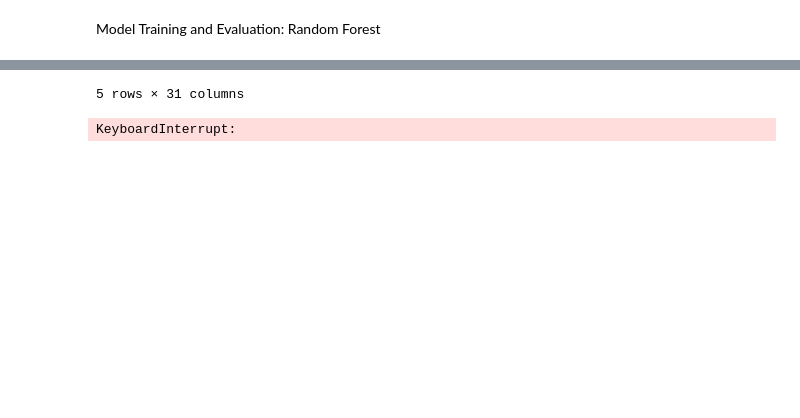
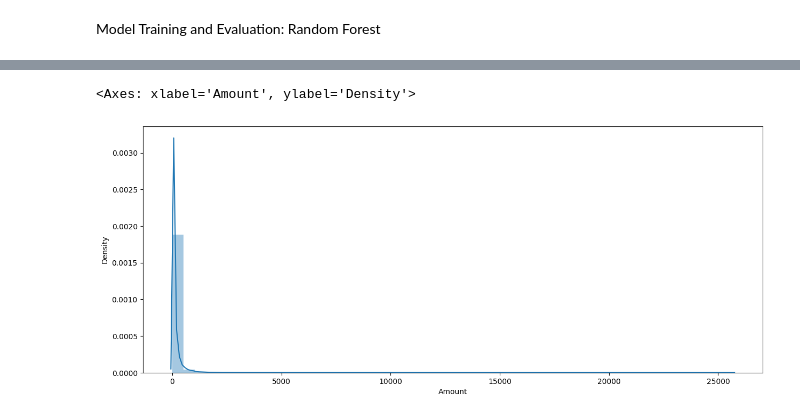
Before and after one commit to Addisu22/Robust-Fraud-Detection-for-E-Commerce-and-Banking-Transactions, a Jupyter notebook: Notebook/Fraud_Analysis_Forest.ipynb, the cells around one changed output, grey strips where cells are left out. Cells and saved outputs as stored; diff of their text form; code cells hidden in the pictures; blank space fills up the shorter version.

```diff
--- a/Notebook/Fraud_Analysis_Forest.ipynb
+++ b/Notebook/Fraud_Analysis_Forest.ipynb
@@ -19,3 +44,4 @@ fraud_df = pd.read_csv("Data/creditcard.csv")
 # %%
-fraud_df.head()
+plt.figure(figsize=(15, 6))
+sns.distplot(fraud_df['Amount'], bins=50)
 # %% [output]
@@ -28,5 +48,2 @@ fraud_df.head()
-5 rows × 31 columns
+<Axes: xlabel='Amount', ylabel='Density'>
+[figure, added]
-# %%
-clf = Class_prediction_report(fraud_df)
-# %% [output]
-KeyboardInterrupt:
```
Also changed, not shown: parts of 8 cells of this notebook, 1 other file.
